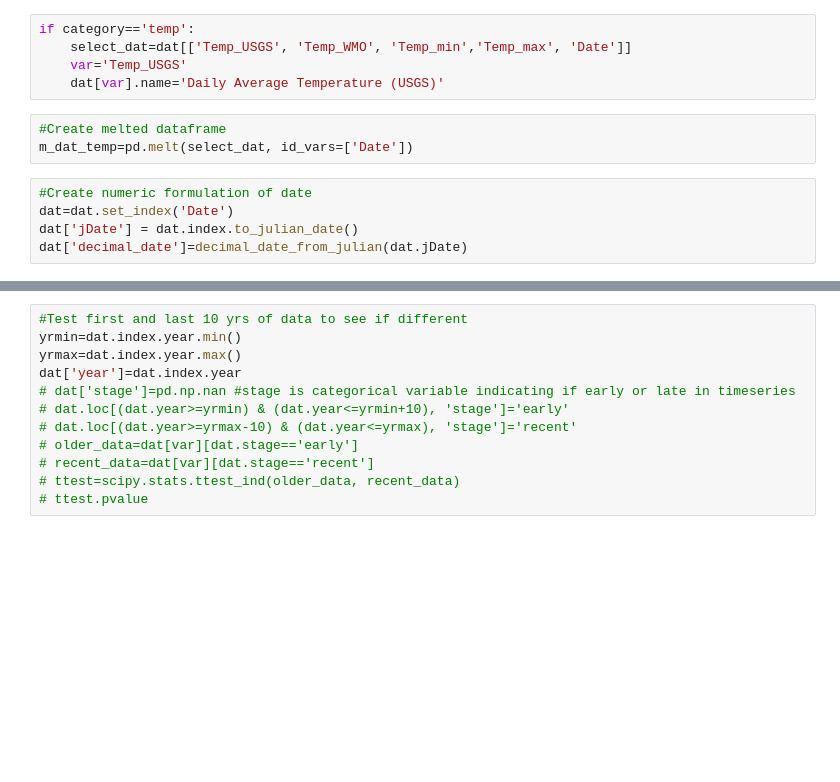
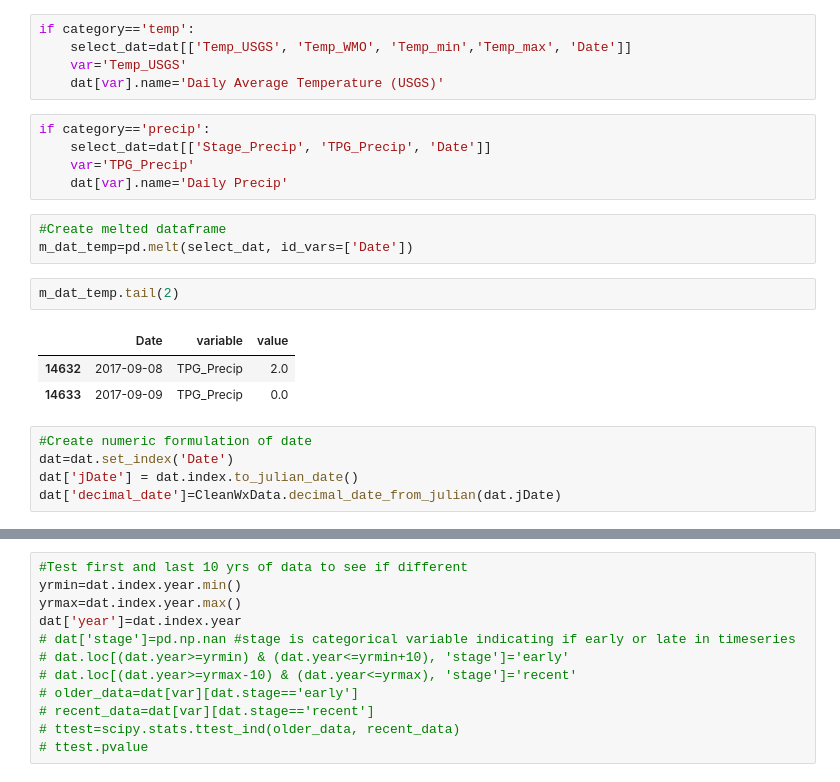
Before and after one commit to ehbaker/WXmunge, a Jupyter notebook: Trends Benchmark Wx Stations.ipynb, the cells around one changed output, grey strips where cells are left out. Cells and saved outputs as stored; diff of their text form; blank space fills up the shorter version.

```diff
--- a/Trends Benchmark Wx Stations.ipynb
+++ b/Trends Benchmark Wx Stations.ipynb
@@ -56,13 +42,24 @@ if category=='temp':
     select_dat=dat[['Temp_USGS', 'Temp_WMO', 'Temp_min','Temp_max', 'Date']]
     var='Temp_USGS'
     dat[var].name='Daily Average Temperature (USGS)'
+# %%
+if category=='precip':
+    select_dat=dat[['Stage_Precip', 'TPG_Precip', 'Date']]
+    var='TPG_Precip'
+    dat[var].name='Daily Precip'
 # %%
 #Create melted dataframe
 m_dat_temp=pd.melt(select_dat, id_vars=['Date'])
+# %%
+m_dat_temp.tail(2)
+# %% [output]
+|  | Date | variable | value |
+| 14632 | 2017-09-08 | TPG_Precip | 2.0 |
+| 14633 | 2017-09-09 | TPG_Precip | 0.0 |
 # %%
 #Create numeric formulation of date
 dat=dat.set_index('Date')
 dat['jDate'] = dat.index.to_julian_date()
-dat['decimal_date']=decimal_date_from_julian(dat.jDate)
+dat['decimal_date']=CleanWxData.decimal_date_from_julian(dat.jDate)
 # %%
 #normality check
```
Also changed, not shown: parts of 13 cells of this notebook.
